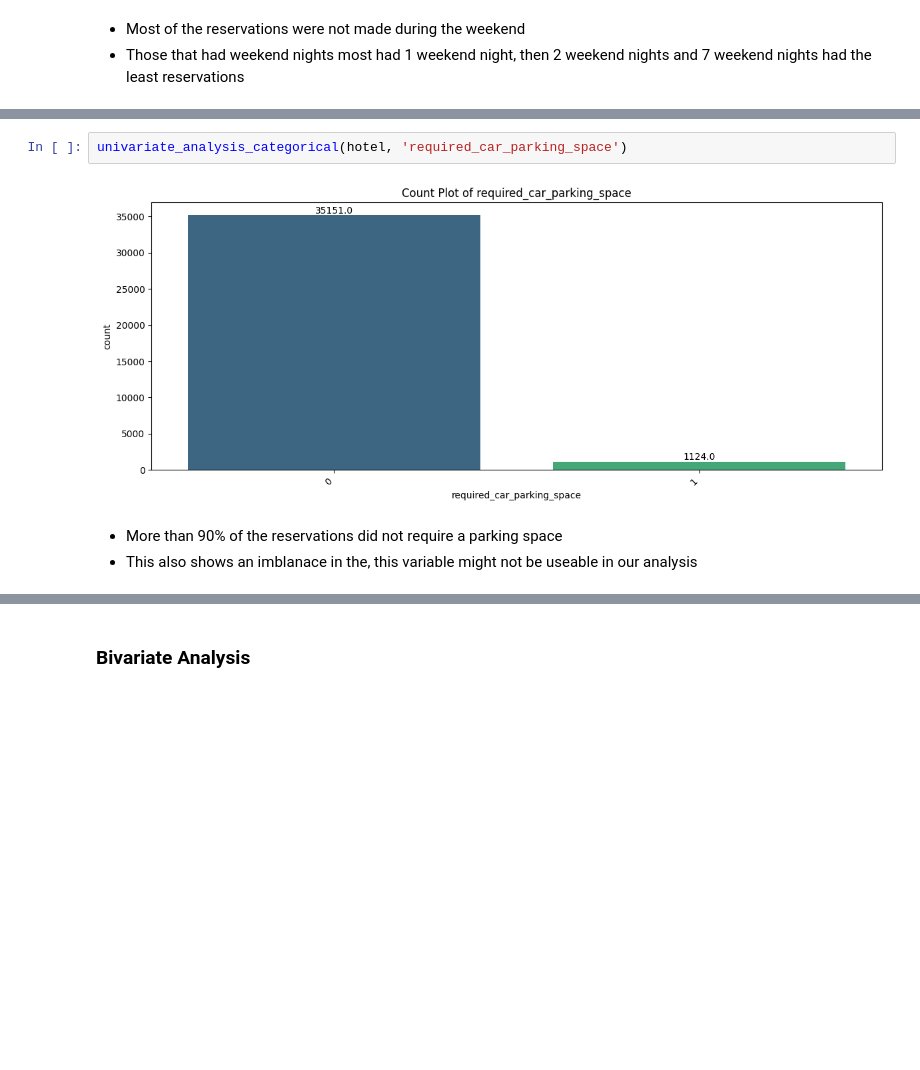
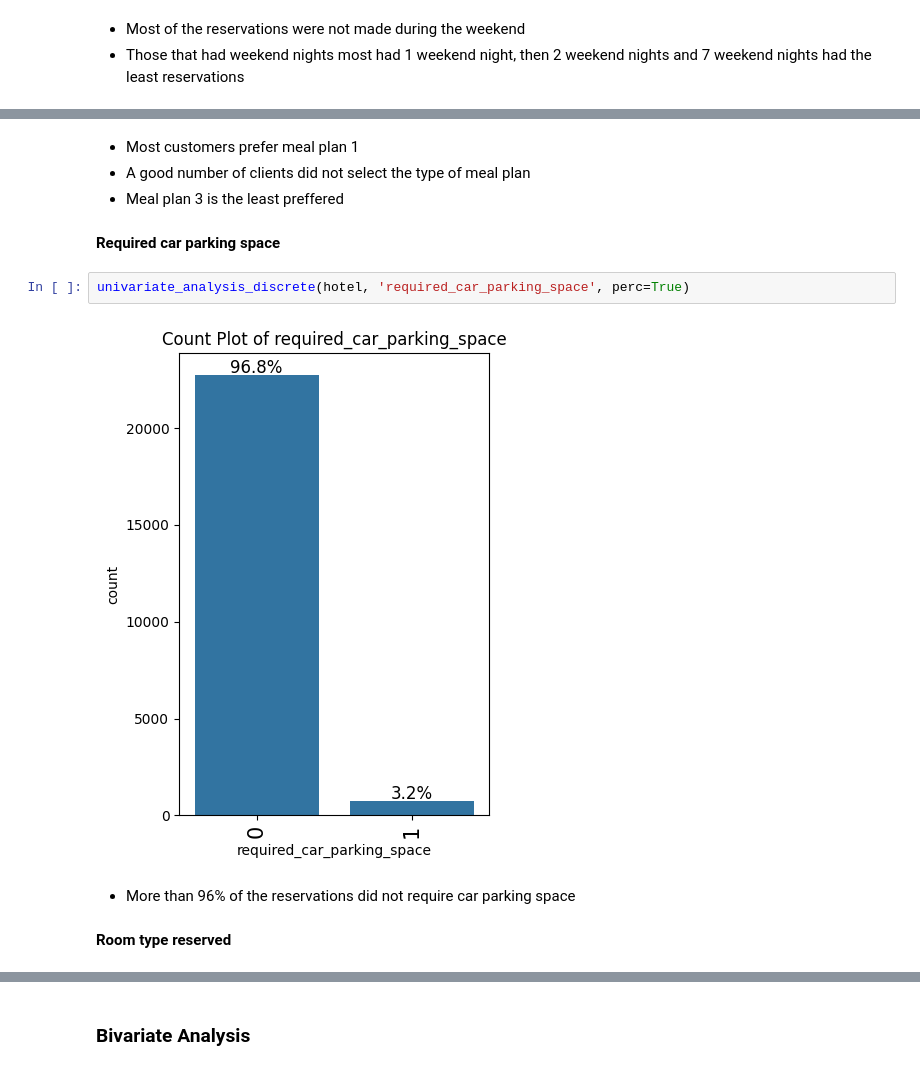
Before and after one commit to akatjizeu/Data-Science, a Jupyter notebook: deakin-bridging/ML2/ML2_INN_Full_code_Learner_notebook.ipynb, the cells around one changed output, grey strips where cells are left out. Drawn from its saved outputs; the diff is of its cells as text; blank space fills up the shorter version.

```diff
--- a/deakin-bridging/ML2/ML2_INN_Full_code_Learner_notebook.ipynb
+++ b/deakin-bridging/ML2/ML2_INN_Full_code_Learner_notebook.ipynb
@@ -499,7 +510,14 @@ univariate_analysis_categorical(hotel, 'no_of_week_nights')
+# %% [markdown]
+* Most customers prefer meal plan 1
+* A good number of clients did not select the type of meal plan
+* Meal plan 3 is the least preffered
+# %% [markdown]
+**Required car parking space**
 # %%
-univariate_analysis_categorical(hotel, 'required_car_parking_space')
+univariate_analysis_discrete(hotel, 'required_car_parking_space', perc=True)
 # %% [output]
-[figure, old version]
+[figure, new version]
 # %% [markdown]
-* More than 90% of the reservations did not require a parking space
-* This also shows an imblanace in the, this variable might not be useable in our analysis
+* More than 96% of the reservations did not require car parking space
+# %% [markdown]
+**Room type reserved**
```
Also changed, not shown: parts of 88 cells of this notebook.
